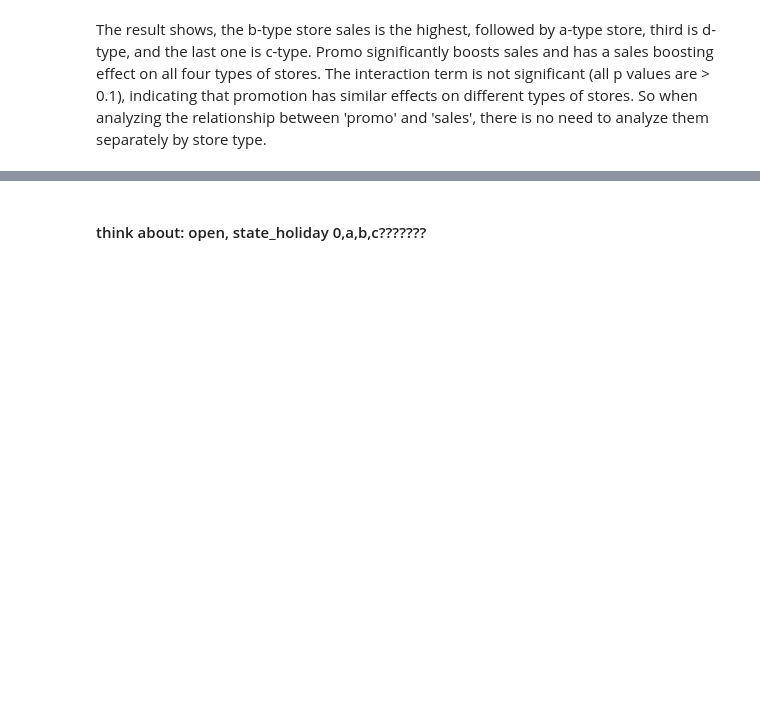
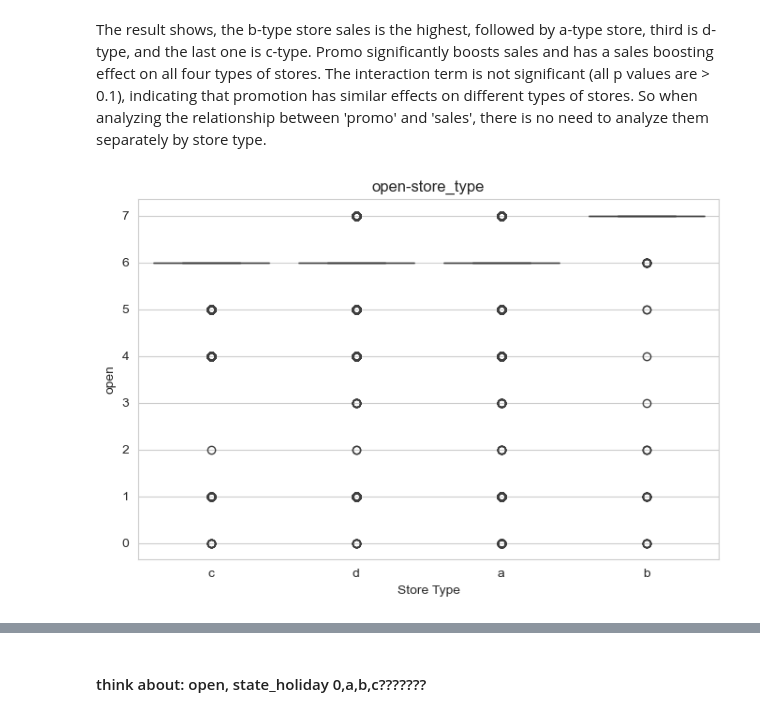
Before and after one commit to YL-6/BF-final, a Jupyter notebook: Final Project.ipynb, the cells around one changed output, grey strips where cells are left out. Saved outputs shown, nothing was run; the diff lists cells and outputs as text; code cells hidden in the pictures; blank space fills up the shorter version.

```diff
--- a/Final Project.ipynb
+++ b/Final Project.ipynb
@@ -345,6 +346,19 @@ Notes:
 # %% [markdown]
 The result shows, the b-type store sales is the highest, followed by a-type store, third is d-type, and the last one is c-type.
 Promo significantly boosts sales and has a sales boosting effect on all four types of stores. The interaction term is not significant (all p values are > 0.1), indicating that promotion has similar effects on different types of stores. So when analyzing the relationship between 'promo' and 'sales', there is no need to analyze them separately by store type.
+# %%
+# the relationship between store_type and competition_distance
+import seaborn as sns
+import matplotlib.pyplot as plt
+
+plt.figure(figsize=(8, 5))
+sns.boxplot(x='store_type', y='open', data=weekly_data)
+plt.title("open-store_type")
+plt.ylabel("open")
+plt.xlabel("Store Type")
+plt.show()
+# %% [output]
+[figure, added]
 # %%
 subset_2 = weekly_data.dropna(subset=['y', 'state_holiday_b', 'store_type'])
 
```
Also changed, not shown: parts of 3 cells of this notebook, 2 other files.
